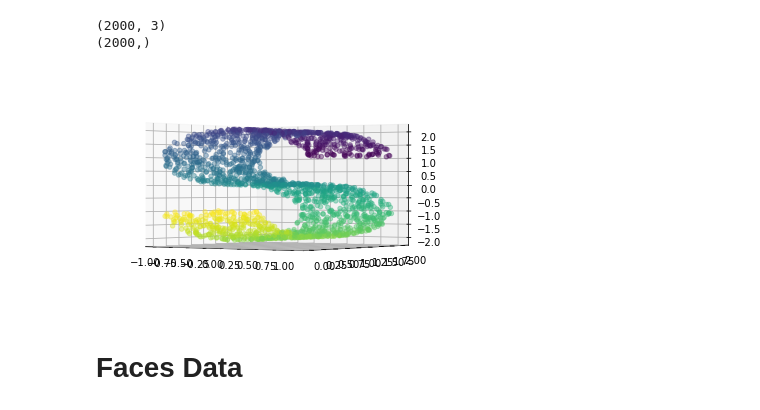
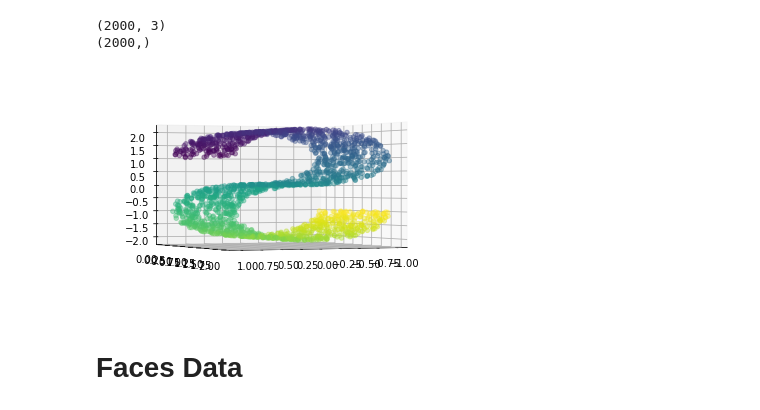
Before and after one commit to klam28/ML, a Jupyter notebook: shadow - 02_data_representation.ipynb, the cells around one changed output. Saved outputs shown, nothing was run; the diff lists cells and outputs as text; code cells hidden in the pictures.

```diff
--- a/shadow - 02_data_representation.ipynb
+++ b/shadow - 02_data_representation.ipynb
@@ -220,17 +220,17 @@ print(colors.shape)
 # %%
 from mpl_toolkits.mplot3d import Axes3D
 %matplotlib inline
 
 # Project A Plot Of The Data As 3-Dimensional
 axes = plt.axes(projection = '3d')
 
 # Plot Each Of The 3 Feature Colors On A Scatter Plot
 axes.scatter(data[:, 0], data[:, 1], data[:, 2], c = colors, alpha = 0.4)
 
 # view_init(Rotation Parameters)
-axes.view_init(0, -55)
+axes.view_init(0, 65)
 # %% [output]
-[figure, old version]
+[figure, new version]
 # %% [markdown]
 # Faces Data
 # %%
```
Also changed, not shown: parts of 2 cells of this notebook, 5 other files.
